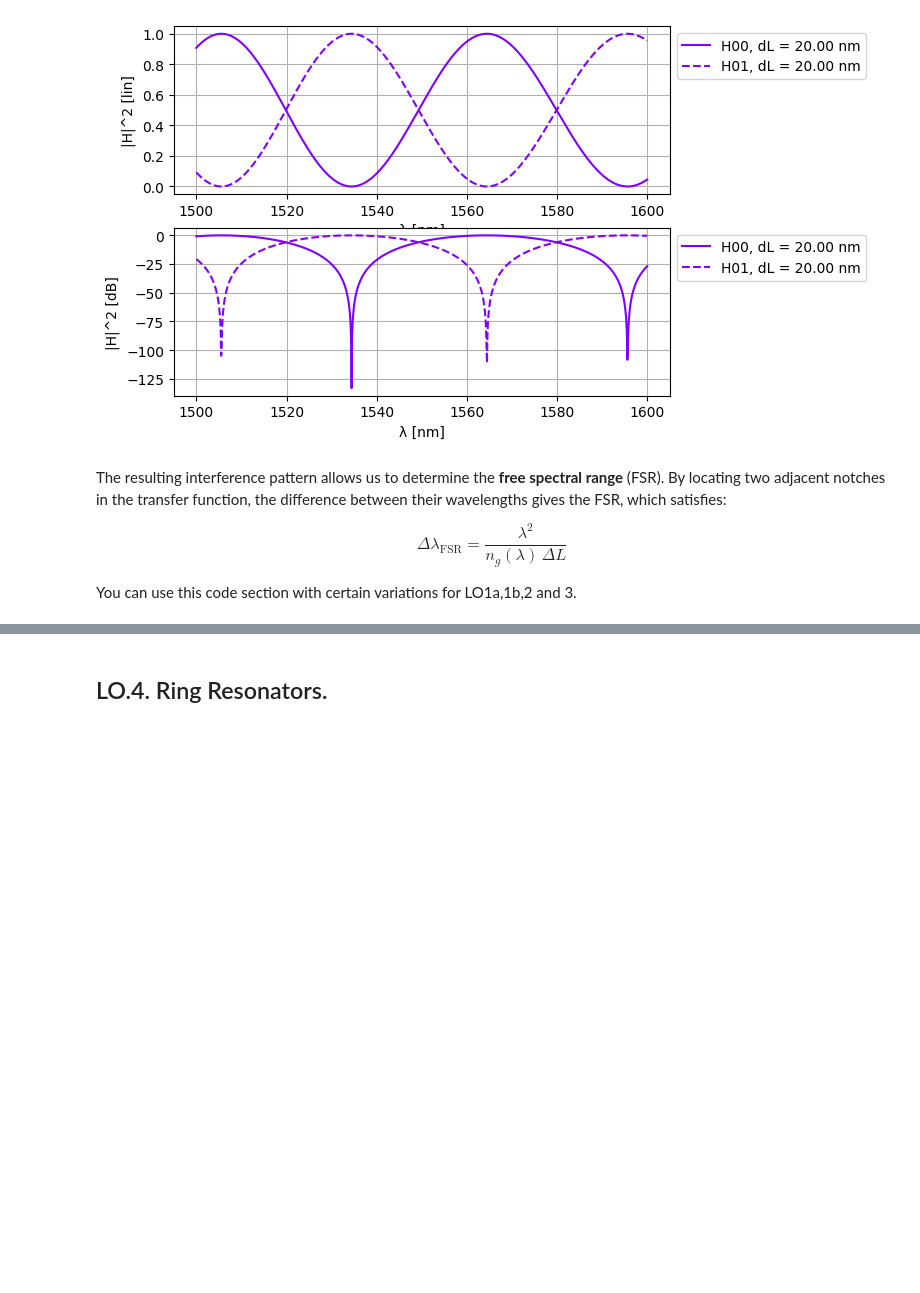
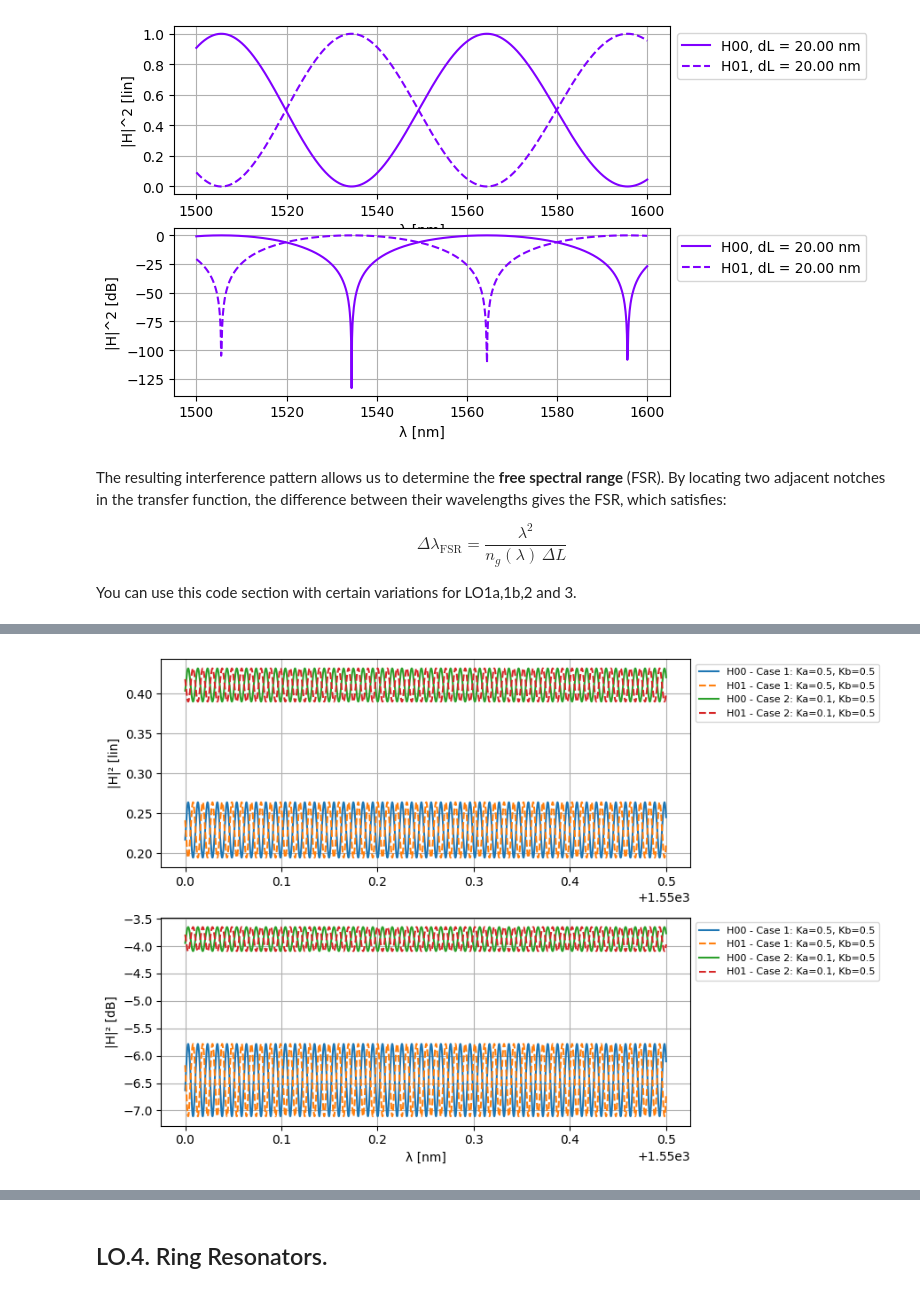
Before and after one commit to yhabela/cifoin-lab3, a Jupyter notebook: CIRCUITS_&_COMPACT_MODELS.ipynb, the cells around one changed output, grey strips where cells are left out. Drawn from its saved outputs; the diff is of its cells as text; code cells hidden in the pictures; blank space fills up the shorter version.

```diff
--- a/CIRCUITS_&_COMPACT_MODELS.ipynb
+++ b/CIRCUITS_&_COMPACT_MODELS.ipynb
@@ -247,0 +406,81 @@ You can use this code section with certain variations for LO1a,1b,2 and 3.
+# %%
+# Wavelength range
+wl_nm = np.arange(1550, 1550.5 + 0.0000005, 0.0000005)
+wl = jnp.array(wl_nm * 1e-3)   # nm -> um
+
+# Silicon waveguide parameters
+neff_si = 2.38
+ng_si = 4.25
+D_si = 0
+
+# Loss conversion: 4 dB/cm = 4/10000 dB/um
+loss_si = 4 / 10000
+
+# Lengths
+L_base = 1000
+delta_L = 55960.0840224255
+
+L_short = L_base
+L_long = L_base + delta_L
+
+print(f"L_short = {L_short:.3f} um")
+print(f"L_long  = {L_long:.3f} um")
+print(f"Extra length = {delta_L:.3f} um")
+print(f"Loss = {loss_si:.6f} dB/um")
+
+# Cases: (Ka, Kb)
+cases = {
+    "Case 1: Ka=0.5, Kb=0.5": (0.5, 0.5),
+    "Case 2: Ka=0.1, Kb=0.5": (0.1, 0.5),
+}
+
+fig, ax = plt.subplots(2, 1, figsize=(9, 6))
+
+for label, (Ka, Kb) in cases.items():
+
+    mzi_test = mzi(
+        wl=wl,
+        coup_E={"coupling": Ka},
+        coup_W={"coupling": Kb},
+        wvg_S={
+            "length": L_short,
+            "neff": neff_si,
+            "ng": ng_si,
+            "D": D_si,
+            "loss": loss_si,
+        },
+        wvg_N={
+            "length": L_long,
+            "neff": neff_si,
+            "ng": ng_si,
+            "D": D_si,
+            "loss": loss_si,
+        },
+    )
+
+    H00 = mzi_test["in0", "out0"]
+    H01 = mzi_test["in0", "out1"]
+
+    H00_power = np.abs(H00) ** 2
+    H01_power = np.abs(H01) ** 2
+
+    H00_dB = 10 * jnp.log10(H00_power)
+    H01_dB = 10 * jnp.log10(H01_power)
+
+    ax[0].plot(wl_nm, H00_power, label=f"H00 - {label}")
+    ax[0].plot(wl_nm, H01_power, "--", label=f"H01 - {label}")
+
+    ax[1].plot(wl_nm, H00_dB, label=f"H00 - {label}")
+    ax[1].plot(wl_nm, H01_dB, "--", label=f"H01 - {label}")
+
+ax[0].set_ylabel("|H|² [lin]")
+ax[1].set_ylabel("|H|² [dB]")
+ax[1].set_xlabel("λ [nm]")
+
+for i in range(2):
+    ax[i].grid(True)
+    ax[i].legend(fontsize=8, loc="upper left", bbox_to_anchor=(1, 1))
+
+plt.tight_layout()
+plt.show()
+# %% [output]
@@ -247,0 +491 @@ You can use this code section with certain variations for LO1a,1b,2 and 3.
+[figure, added]
```
Also changed, not shown: parts of 11 cells of this notebook.
